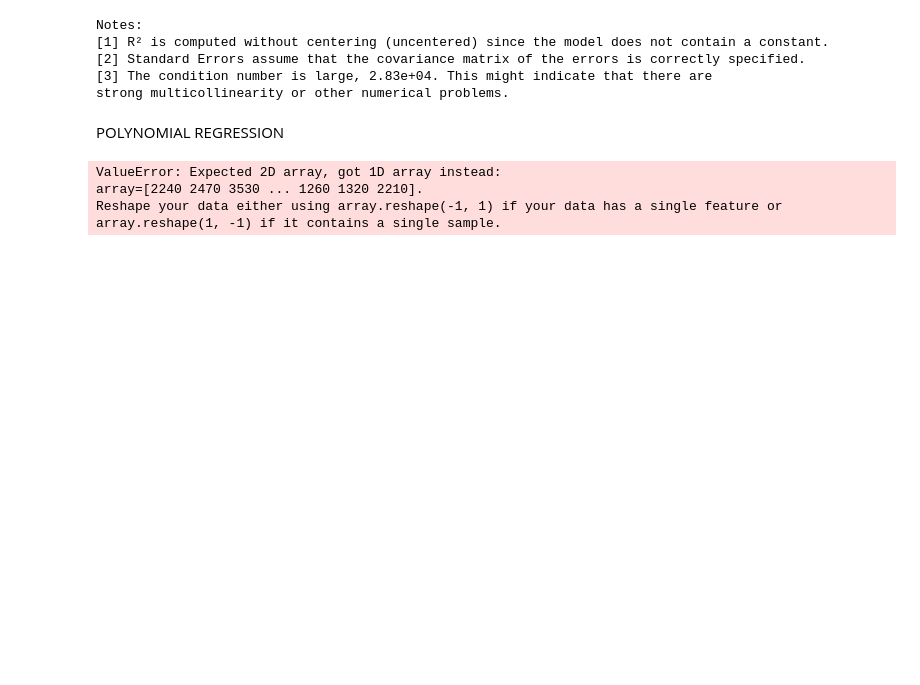
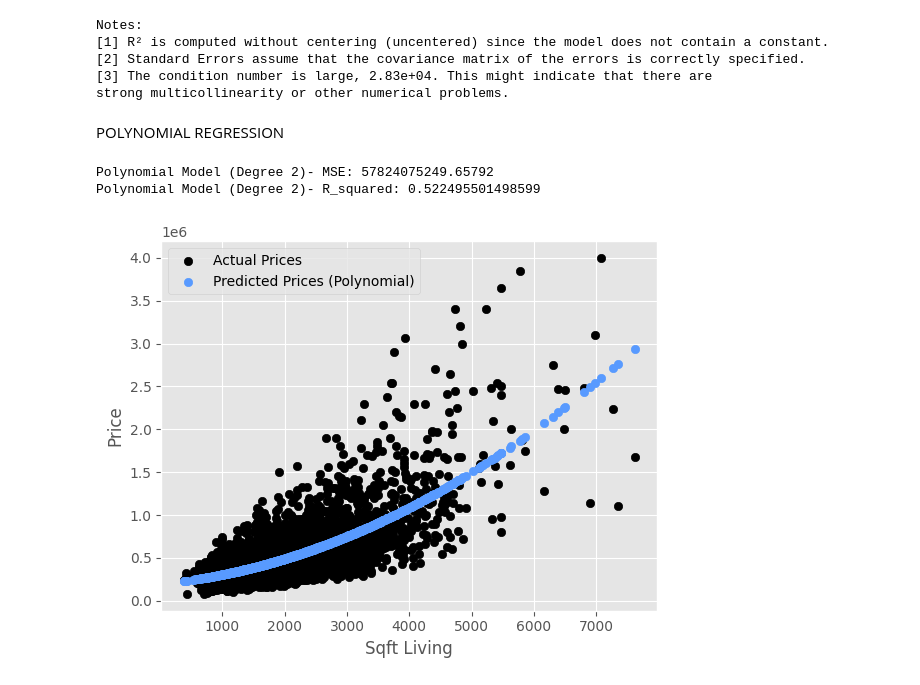
Before and after one commit to Zircornn-Black/Group3, a Jupyter notebook: polynomial.ipynb, the cells around one changed output. Saved outputs shown, nothing was run; the diff lists cells and outputs as text; code cells hidden in the pictures; blank space fills up the shorter version.

```diff
--- a/polynomial.ipynb
+++ b/polynomial.ipynb
@@ -898,38 +898,42 @@ features = ['bedrooms', 'bathrooms', 'floors', 'grade', 'sqft_basement', 'yr_bui
 filter = df2[features]
 
 #split the data into training and testing sets
 x_train, x_test, y_train, y_test = train_test_split (X, y, test_size = 0.2, random_state = 42)
 
 #polynomial regression
 #select the polynomial degree
 degree = 2
 
 #polynomial features
 poly = PolynomialFeatures(degree)
-x_train_poly = poly.fit_transform(x_train)
-x_test_poly = poly.transform(x_test)
+import numpy as np
+x_train_reshaped = x_train.values.reshape(-1,1)
+x_train_poly = poly.fit_transform(x_train_reshaped)
+x_test_reshaped = x_test.values.reshape(-1,1)
+x_test_poly = poly.transform(x_test_reshaped)
 
 #build a polynomial regression model
 poly_model = LinearRegression()
 poly_model.fit(x_train_poly, y_train)
 
 #predictions on the test set
 y_pred_poly = poly_model.predict(x_test_poly)
 
 #evaluate the poly model
+from sklearn.metrics import mean_squared_error
 mse_poly = mean_squared_error(y_test, y_pred_poly)
-r2_poly = r2_score(y_test, y_pred_poly)
+r2_poly = metrics.r2_score(y_test, y_pred_poly)
 print("Polynomial Model (Degree {})- MSE:".format(degree), mse_poly)
 print("Polynomial Model (Degree {})- R_squared:".format(degree), r2_poly)
 
 #visualize the results
-plt.scatter(x_test["sqft_living"], y_test, color='black', label='Actual Prices')
-plt.scatter(x_test["sqft_living"], y_pred_poly,color='#589aff', label='Predicted Prices (Polynomial)')
+plt.scatter(x_test, y_test, color='black', label='Actual Prices')
+plt.scatter(x_test, y_pred_poly,color='#589aff', label='Predicted Prices (Polynomial)')
 plt.xlabel('Sqft Living')
 plt.ylabel('Price')
 plt.legend()
 plt.show()
 # %% [output]
-ValueError: Expected 2D array, got 1D array instead:
-array=[2240 2470 3530 ... 1260 1320 2210].
-Reshape your data either using array.reshape(-1, 1) if your data has a single feature or array.reshape(1, -1) if it contains a single sample.
+Polynomial Model (Degree 2)- MSE: 57824075249.65792
+Polynomial Model (Degree 2)- R_squared: 0.522495501498599
+[figure, added]
```
Also changed, not shown: parts of 3 cells of this notebook.
